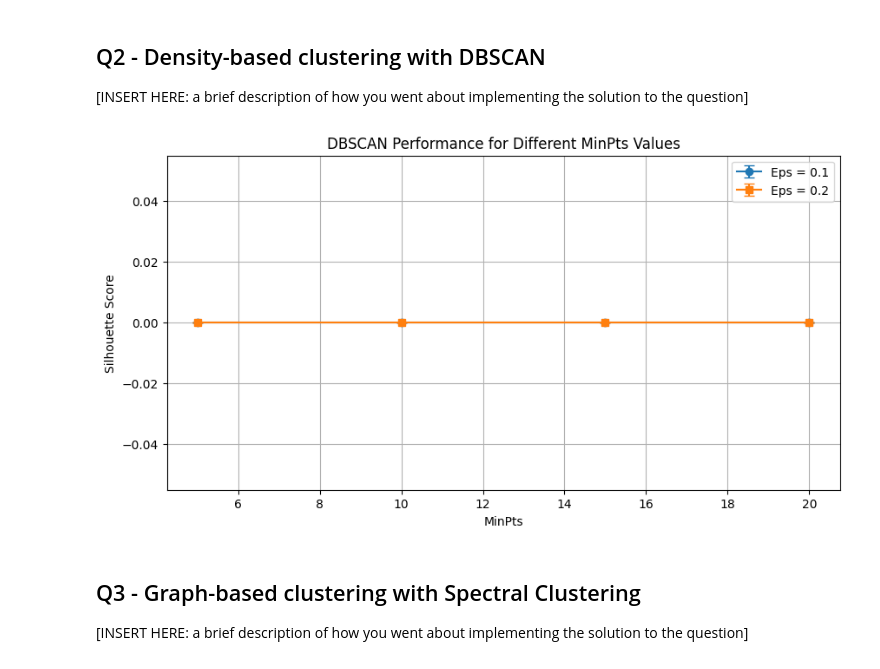
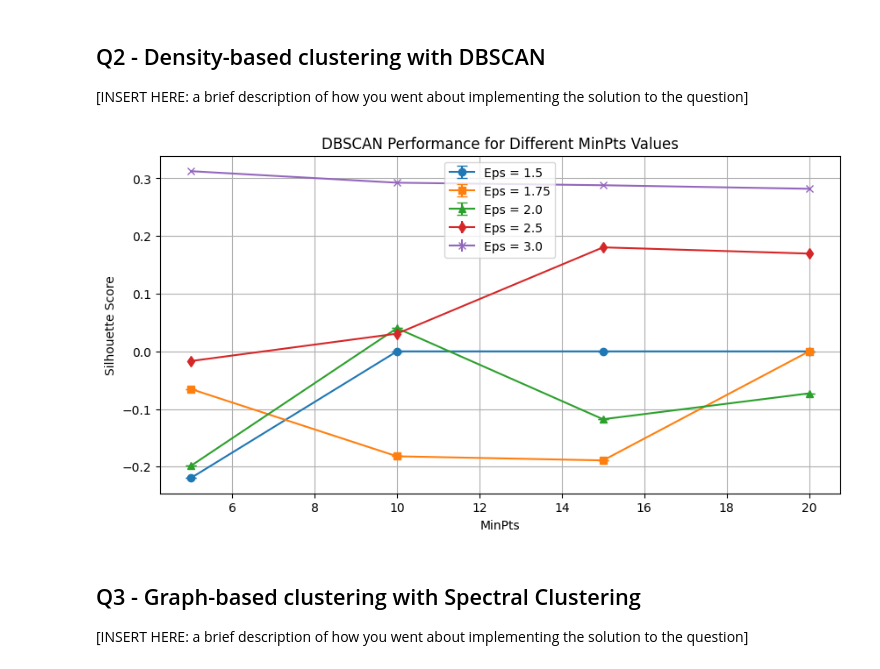
Before and after one commit to rpatel0022/CS235_DataMining_Project, a Jupyter notebook: [CS235F25]_Course_Project_Phase2.ipynb, the cells around one changed output. Saved outputs shown, nothing was run; the diff lists cells and outputs as text; code cells hidden in the pictures.

Commit message:
Created using Colab, changed the DBSCAN eps values

```diff
--- a/[CS235F25]_Course_Project_Phase2.ipynb
+++ b/[CS235F25]_Course_Project_Phase2.ipynb
@@ -333,29 +333,42 @@ def evaluate_dbscan(X, MinPts_list, eps):
 # %%
 # [YOUR PLOTTING CODE HERE]
 MinPts_list = [5, 10, 15, 20]
 
 # Evaluate for eps = 0.1 and eps = 0.2
-mean_eps_01, std_eps_01 = evaluate_dbscan(X_scaled, MinPts_list, eps=0.1)
-mean_eps_02, std_eps_02 = evaluate_dbscan(X_scaled, MinPts_list, eps=0.2)
+mean_eps_01, std_eps_01 = evaluate_dbscan(X_scaled, MinPts_list, eps=1.5)
+mean_eps_02, std_eps_02 = evaluate_dbscan(X_scaled, MinPts_list, eps=1.75)
+mean_eps_03, std_eps_03 = evaluate_dbscan(X_scaled, MinPts_list, eps=2.0)
+mean_eps_04, std_eps_04 = evaluate_dbscan(X_scaled, MinPts_list, eps=2.5)
+mean_eps_05, std_eps_05 = evaluate_dbscan(X_scaled, MinPts_list, eps=3)
+
 
 plt.figure(figsize=(10,5))
 
 # eps = 0.1 line
 plt.errorbar(MinPts_list, mean_eps_01, yerr=std_eps_01, marker='o',
-             label="Eps = 0.1", capsize=4)
+             label="Eps = 1.5", capsize=4)
 
 # eps = 0.2 line
 plt.errorbar(MinPts_list, mean_eps_02, yerr=std_eps_02, marker='s',
-             label="Eps = 0.2", capsize=4)
+             label="Eps = 1.75", capsize=4)
+
+plt.errorbar(MinPts_list, mean_eps_03, yerr=std_eps_03, marker='^',
+             label="Eps = 2.0", capsize=4)
+
+plt.errorbar(MinPts_list, mean_eps_04, yerr=std_eps_04, marker='d',
+             label="Eps = 2.5")
+
+plt.errorbar(MinPts_list, mean_eps_05, yerr=std_eps_05, marker='x',
+             label="Eps = 3.0")
 
 plt.xlabel("MinPts")
 plt.ylabel("Silhouette Score")
 plt.title("DBSCAN Performance for Different MinPts Values")
 plt.grid(True)
 plt.legend()
 plt.show()
 # %% [output]
-[figure, old version]
+[figure, new version]
 # %% [markdown]
 ## Q3 - Graph-based clustering with Spectral Clustering
 
```
Also changed, not shown: parts of 1 cell of this notebook.
